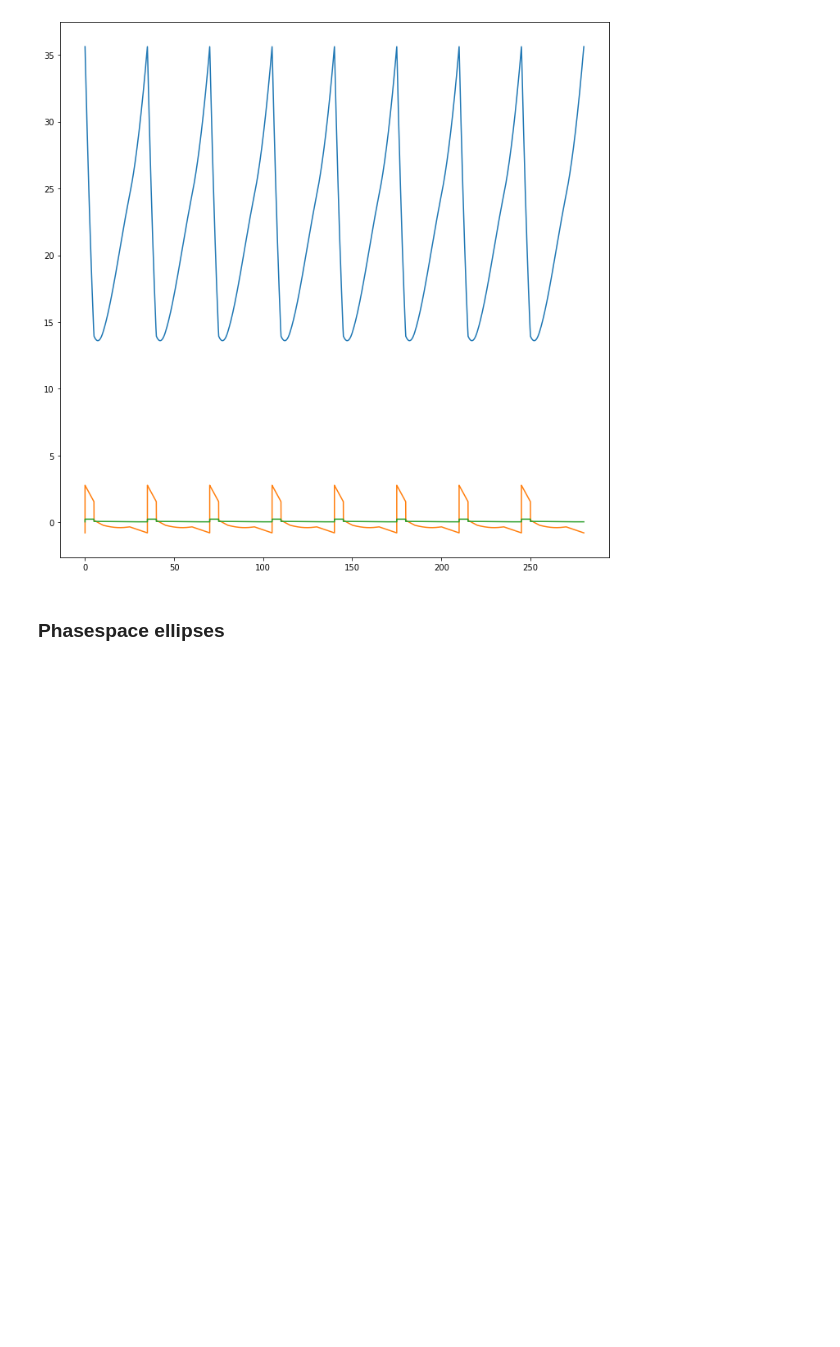
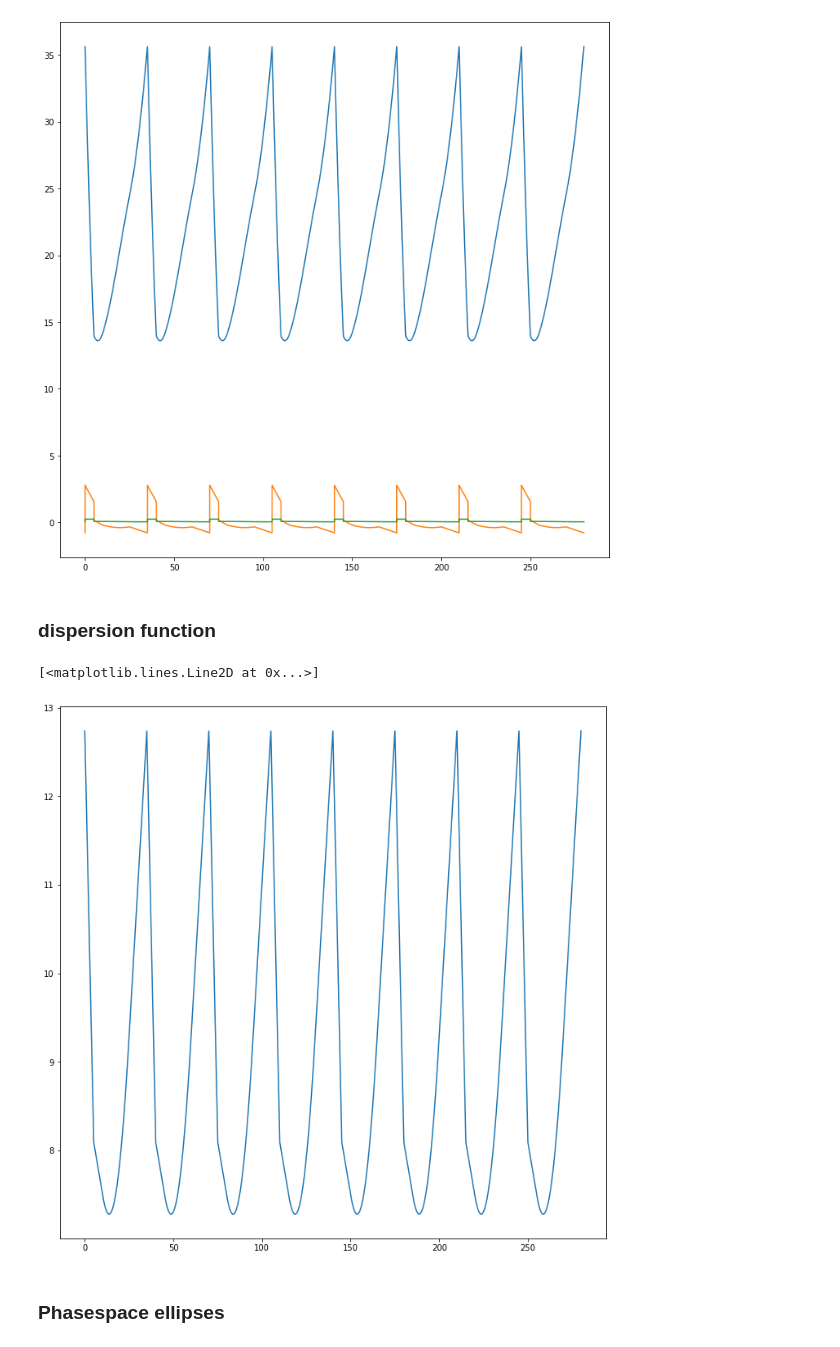
Before and after one commit to loiccoyle/pyaccelerator, a Jupyter notebook: noteboooks/lattice.ipynb, the cells around one changed output. Drawn from its saved outputs; the diff is of its cells as text; code cells hidden in the pictures; blank space fills up the shorter version.

```diff
--- a/noteboooks/lattice.ipynb
+++ b/noteboooks/lattice.ipynb
@@ -162,6 +179,15 @@ plt.plot(s, gamma)
 # %% [output]
 [<matplotlib.lines.Line2D at 0x...>]
 [figure]
+# %% [markdown]
+### dispersion function
+# %%
+disp, disp_prime, dp, s = lattice.slice(Dipole, 100).slice(Drift, 100).transport(phasespace=lattice.m_h.dispersion_solution)
+plt.figure(figsize=(12,12))
+plt.plot(s, disp)
+# %% [output]
+[<matplotlib.lines.Line2D at 0x...>]
+[figure, added]
 # %% [markdown]
 ### Phasespace ellipses
 # %%
```
Also changed, not shown: parts of 27 cells of this notebook, 29 other files.
